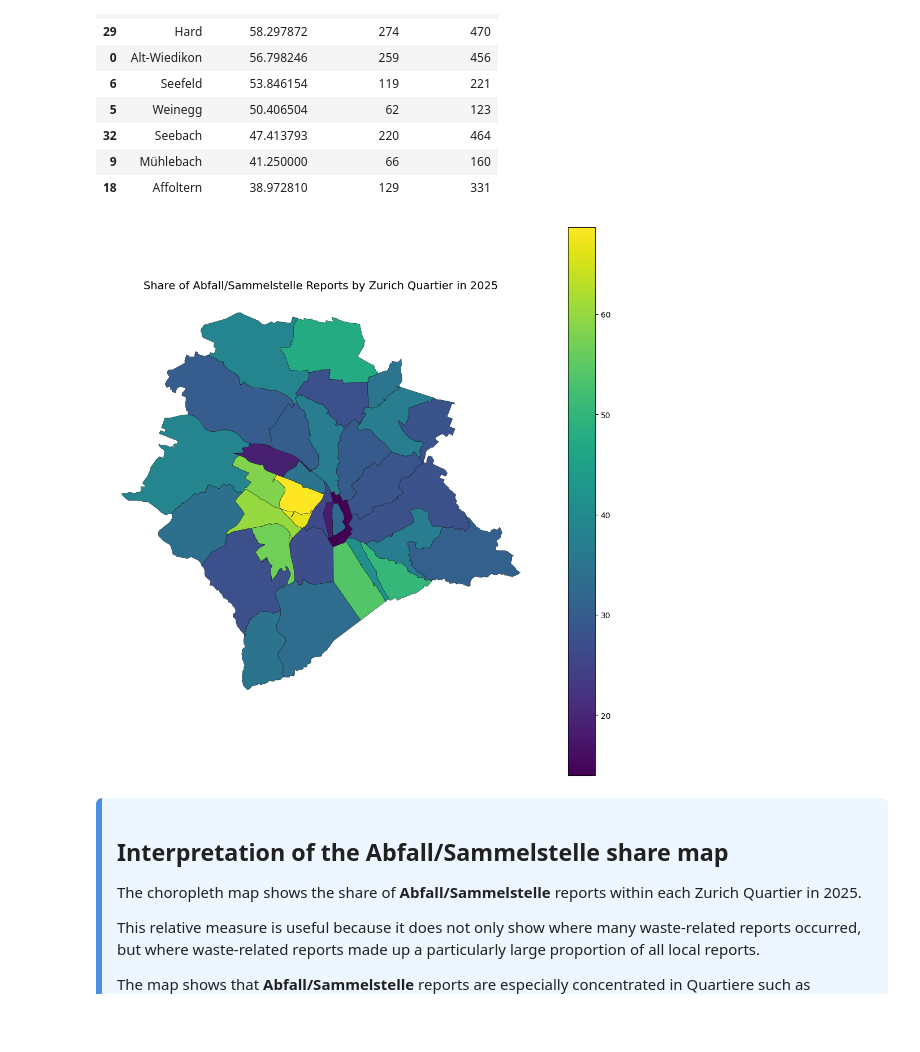
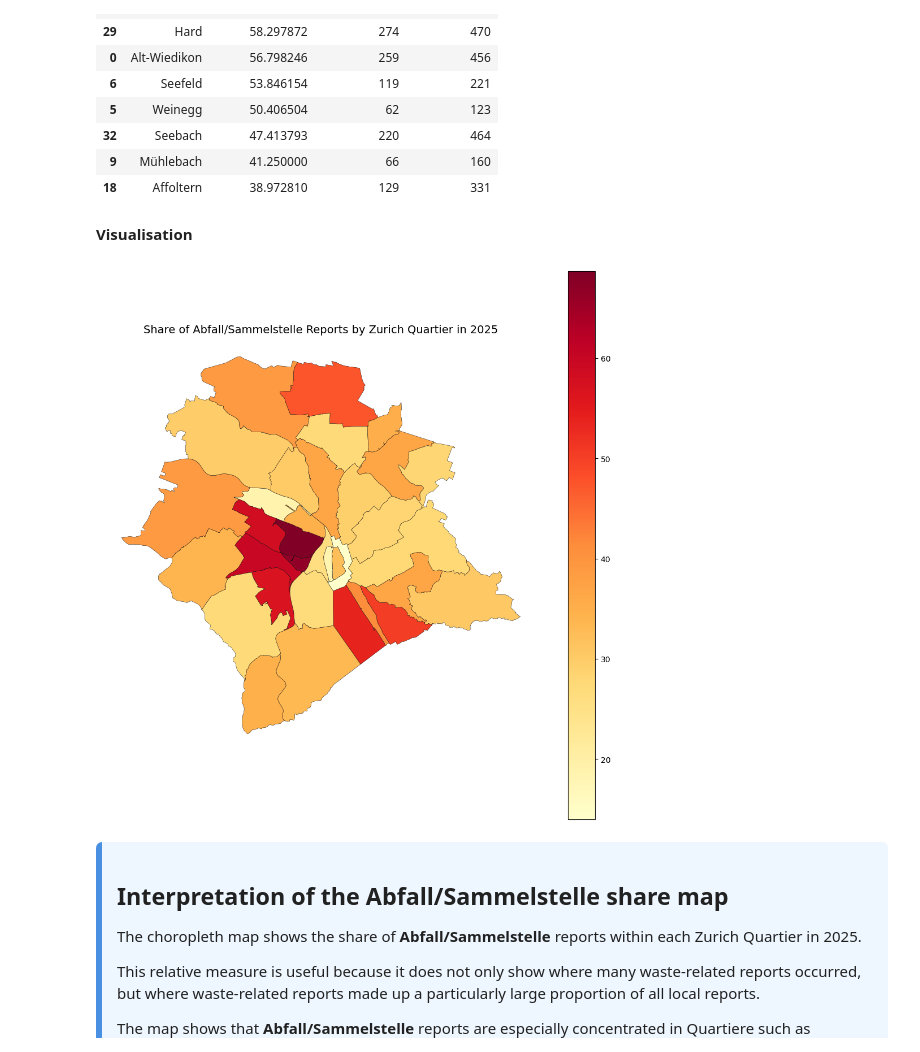
Before and after one commit to gldlauma/SDS210_IndividualProject, a Jupyter notebook: notebooks/04_R4.ipynb, the cells around one changed output. Drawn from its saved outputs; the diff is of its cells as text; code cells hidden in the pictures; blank space fills up the shorter version.

```diff
--- a/notebooks/04_R4.ipynb
+++ b/notebooks/04_R4.ipynb
@@ -69,0 +53,16 @@ reports_2025_joined[["service_request_id", "qname", "service_name"]].head()
+# %%
+# create a DataFrame only containing the reports from the year 2025
+df_2025 = df_cleaned[df_cleaned["year"] == 2025].copy()
+
+# transform the reports to a GeoDataFrame
+reports_2025_gdf = reports_to_geodataframe(df_2025)
+
+# investigate the GeoDataFrame data
+print("The first few rows of the gdf are: ")
+display(reports_2025_gdf.head())
+
+print("The columns of the gdf are:")
+display(reports_2025_gdf.columns)
+
+print("The coordinate system of the gdf is:")
+display(reports_2025_gdf.crs)
@@ -69,0 +102,3 @@ reports_2025_joined[["service_request_id", "qname", "service_name"]].head()
+# %%
+# load the quartier data for plotting the data
+quartiere_zh = gpd.read_file("../data/raw/StatQuartiere_ZH")
@@ -69,0 +142,6 @@ reports_2025_joined[["service_request_id", "qname", "service_name"]].head()
+# %%
+# join the reports to the quartiere through the "join_reports_to_quartiere" function
+reports_2025_joined = join_reports_to_quartiere(reports_2025_gdf, quartiere_zh)
+
+# display the relevant columns of the new DataFrame
+reports_2025_joined[["service_request_id", "qname", "service_name"]].head()
@@ -187,12 +287,14 @@ abfall_share.head(10)
 | 32 | Mühlebach | Abfall/Sammelstelle | 66 | 160 | 41.250000 |
 | 9 | Affoltern | Abfall/Sammelstelle | 129 | 331 | 38.972810 |
 # %%
-quartiere_abfall_share = quartiere.merge(
+# merge the gdf with the share of reports to the Quartiere gdf to allow visualisation
+quartiere_abfall_share = quartiere_zh.merge(
     abfall_share[["qname", "category_share", "report_count", "total_reports"]],
     on="qname",
     how="left"
 )
 
+# display the Quartiere by their category share value of Abfall/Sammelstelle
 quartiere_abfall_share[["qname", "category_share", "report_count", "total_reports"]].sort_values(
     "category_share",
     ascending=False
@@ -209,35 +311,37 @@ quartiere_abfall_share[["qname", "category_share", "report_count", "total_report
 | 32 | Seebach | 47.413793 | 220 | 464 |
 | 9 | Mühlebach | 41.250000 | 66 | 160 |
 | 18 | Affoltern | 38.972810 | 129 | 331 |
+# %% [markdown]
+**Visualisation**
 # %%
-import matplotlib.pyplot as plt
-
+# visualise the Quartiere of the City of Zurich on their share of Abfall/Sammelstelle
 fig, ax = plt.subplots(figsize=(10, 10))
 
 quartiere_abfall_share.plot(
     column="category_share",
     ax=ax,
     legend=True,
     edgecolor="black",
     linewidth=0.3,
+    cmap='YlOrRd',
     missing_kwds={
         "color": "lightgrey",
         "label": "No data"
     }
 )
 
 ax.set_title(
     "Share of Abfall/Sammelstelle Reports by Zurich Quartier in 2025",
     fontsize=14
 )
 
 ax.axis("off")
 
 plt.tight_layout()
 plt.savefig("../outputs/R4_Share_LargestReport_ByQuartier.png", bbox_inches="tight")
 plt.show()
 # %% [output]
-[figure, old version]
+[figure, new version]
 # %% [markdown]
 <div style="background-color:#eef6ff; padding:15px; border-left:6px solid #4a90e2; border-radius:6px;">
 
```
Also changed, not shown: parts of 17 cells of this notebook, 1 other file.
